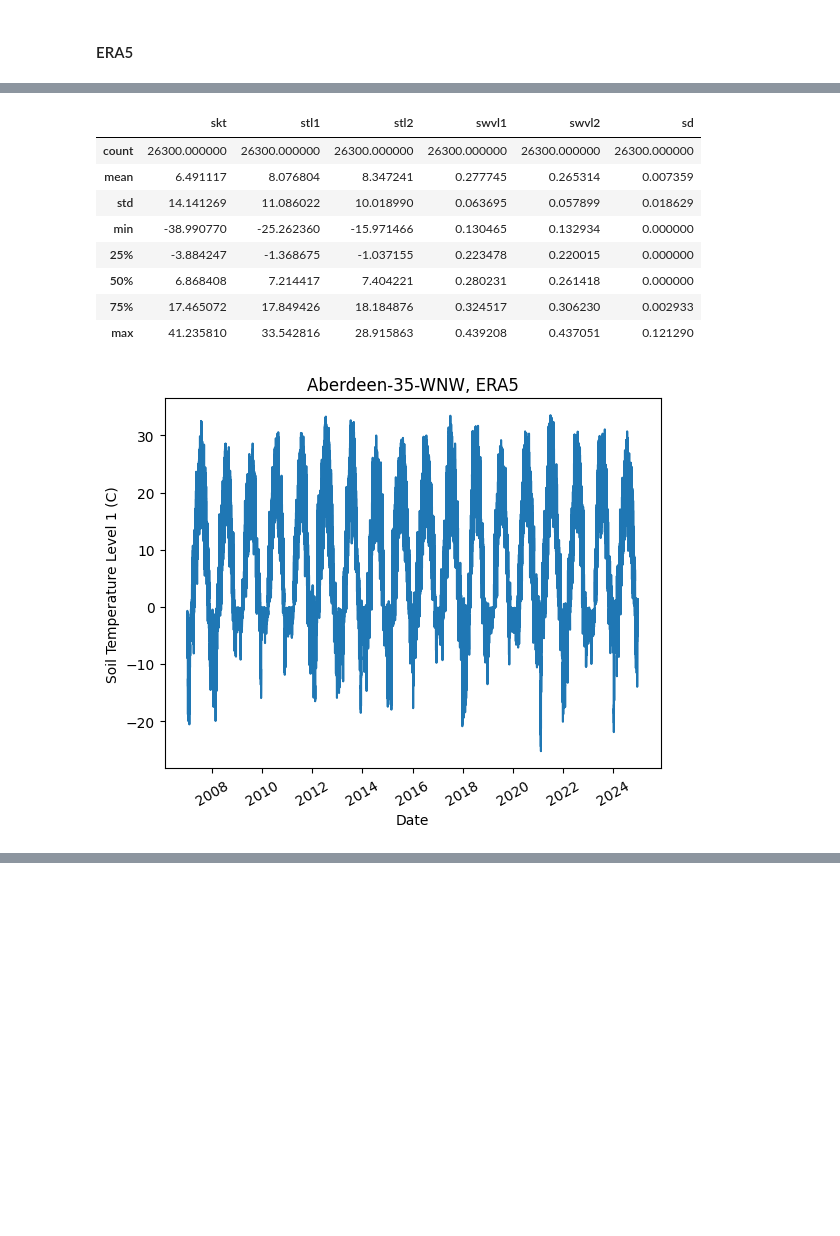
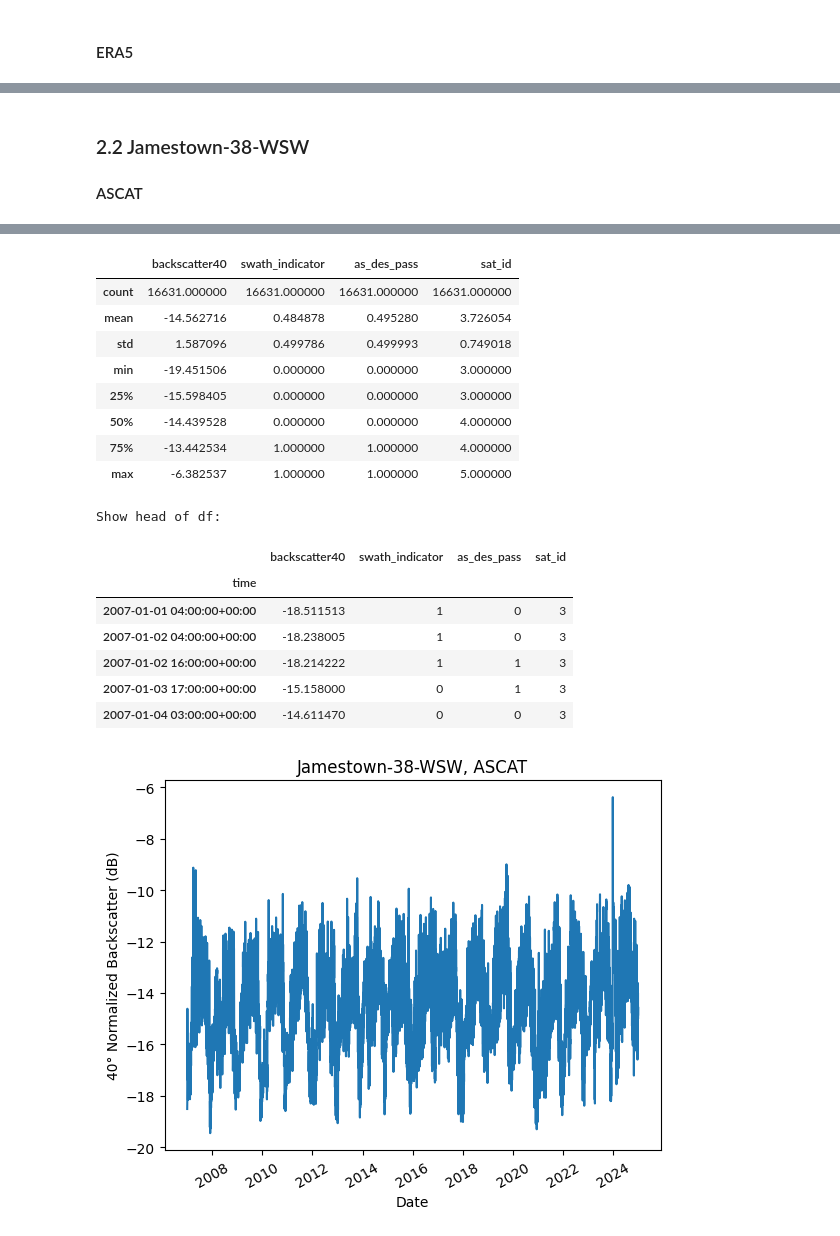
Before and after one commit to gerezk/freeze-thaw-soil-prediction, a Jupyter notebook: notebooks/ASCAT_ERA5_data_cleaning.ipynb, the cells around one changed output, grey strips where cells are left out. Drawn from its saved outputs; the diff is of its cells as text; code cells hidden in the pictures; blank space fills up the shorter version.

Commit message:
complete ASCAT_ERA5_data_cleaning.ipynb

```diff
--- a/notebooks/ASCAT_ERA5_data_cleaning.ipynb
+++ b/notebooks/ASCAT_ERA5_data_cleaning.ipynb
@@ -166,17 +181,17 @@ There are 0 nulls out of 27760 datapoints (0.0% missing).
-# %%
-ERA5_aberdeen_df.describe()
-# %% [output]
-|  | skt | stl1 | stl2 | swvl1 | swvl2 | sd |
-| count | 26300.000000 | 26300.000000 | 26300.000000 | 26300.000000 | 26300.000000 | 26300.000000 |
-| mean | 6.491117 | 8.076804 | 8.347241 | 0.277745 | 0.265314 | 0.007359 |
-| std | 14.141269 | 11.086022 | 10.018990 | 0.063695 | 0.057899 | 0.018629 |
-| min | -38.990770 | -25.262360 | -15.971466 | 0.130465 | 0.132934 | 0.000000 |
-| 25% | -3.884247 | -1.368675 | -1.037155 | 0.223478 | 0.220015 | 0.000000 |
-| 50% | 6.868408 | 7.214417 | 7.404221 | 0.280231 | 0.261418 | 0.000000 |
-| 75% | 17.465072 | 17.849426 | 18.184876 | 0.324517 | 0.306230 | 0.002933 |
-| max | 41.235810 | 33.542816 | 28.915863 | 0.439208 | 0.437051 | 0.121290 |
-# %%
-plot(df=ERA5_aberdeen_df, variable=ERA5_short_var_name, y_label=ERA5_long_var_name,
-     station=c.ABERDEEN_NAME, system=ERA5, form='line')
-# %% [output]
-[figure, removed]
+# %% [markdown]
+### 2.2 Jamestown-38-WSW
+
+#### ASCAT
+# %%
+ASCAT_jamestown_df = data_cleaning(data_path=raw_path,
+                                   ismn_sites_path=c.SITE_SURVEY_PATH,
+                                   station=c.JAMESTOWN_NAME,
+                                   system=ASCAT,
+                                   key_variable=ASCAT_short_var_name,
+                                   date_range=c.DATE_RANGE)
+data_reporting(df=ASCAT_jamestown_df,
+               variable=ASCAT_short_var_name,
+               station_name=c.JAMESTOWN_NAME,
+               system=ASCAT,
+               ylabel=ASCAT_long_var_name)
+# %% [output]
@@ -182,0 +202,18 @@ plot(df=ERA5_aberdeen_df, variable=ERA5_short_var_name, y_label=ERA5_long_var_na
+|  | backscatter40 | swath_indicator | as_des_pass | sat_id |
+| count | 16631.000000 | 16631.000000 | 16631.000000 | 16631.000000 |
+| mean | -14.562716 | 0.484878 | 0.495280 | 3.726054 |
+| std | 1.587096 | 0.499786 | 0.499993 | 0.749018 |
+| min | -19.451506 | 0.000000 | 0.000000 | 3.000000 |
+| 25% | -15.598405 | 0.000000 | 0.000000 | 3.000000 |
+| 50% | -14.439528 | 0.000000 | 0.000000 | 4.000000 |
+| 75% | -13.442534 | 1.000000 | 1.000000 | 4.000000 |
+| max | -6.382537 | 1.000000 | 1.000000 | 5.000000 |
+Show head of df:
+|  | backscatter40 | swath_indicator | as_des_pass | sat_id |
+| time |  |  |  |  |
+| 2007-01-01 04:00:00+00:00 | -18.511513 | 1 | 0 | 3 |
+| 2007-01-02 04:00:00+00:00 | -18.238005 | 1 | 0 | 3 |
+| 2007-01-02 16:00:00+00:00 | -18.214222 | 1 | 1 | 3 |
+| 2007-01-03 17:00:00+00:00 | -15.158000 | 0 | 1 | 3 |
+| 2007-01-04 03:00:00+00:00 | -14.611470 | 0 | 0 | 3 |
+[figure, added]
```
Also changed, not shown: parts of 40 cells of this notebook.
